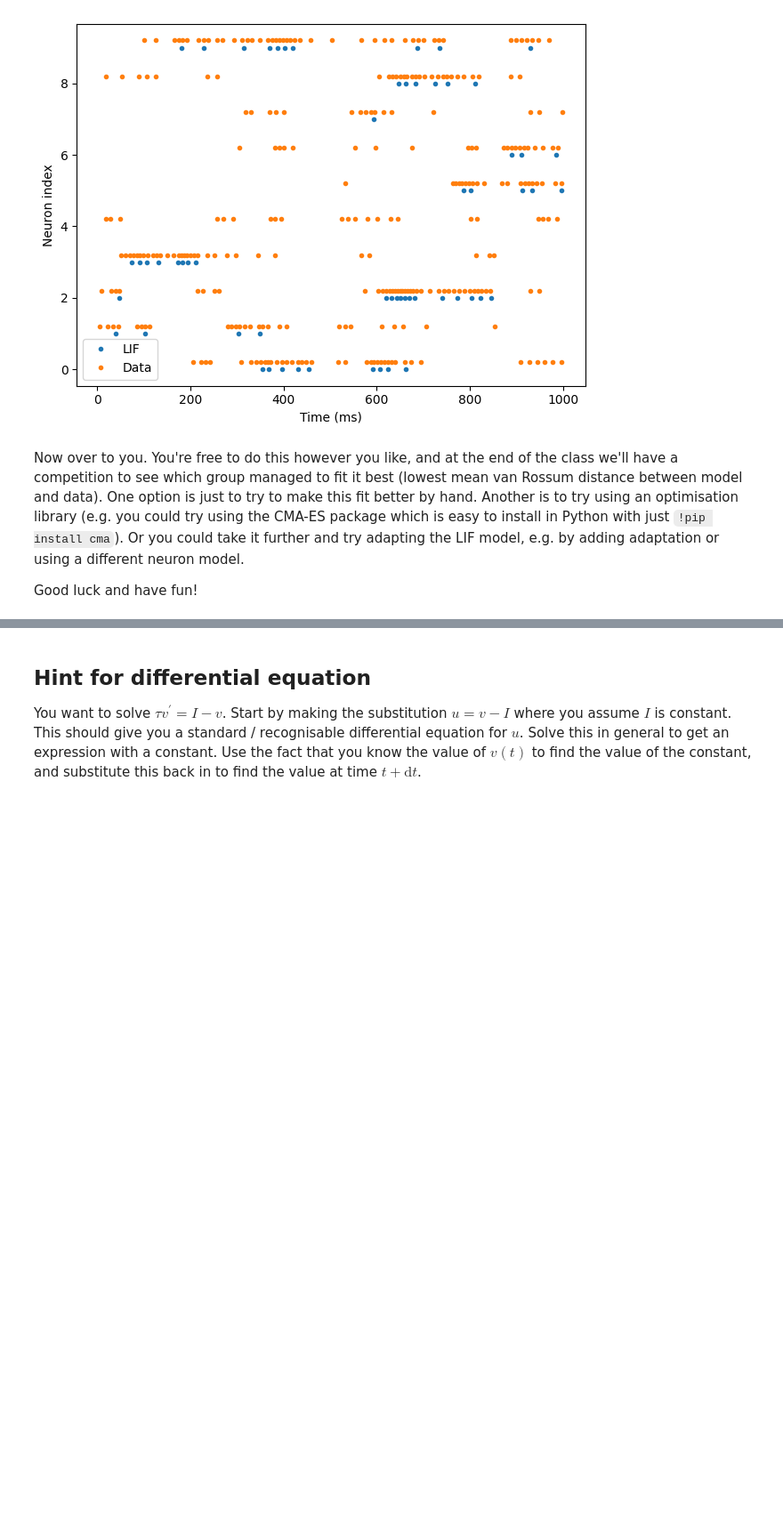
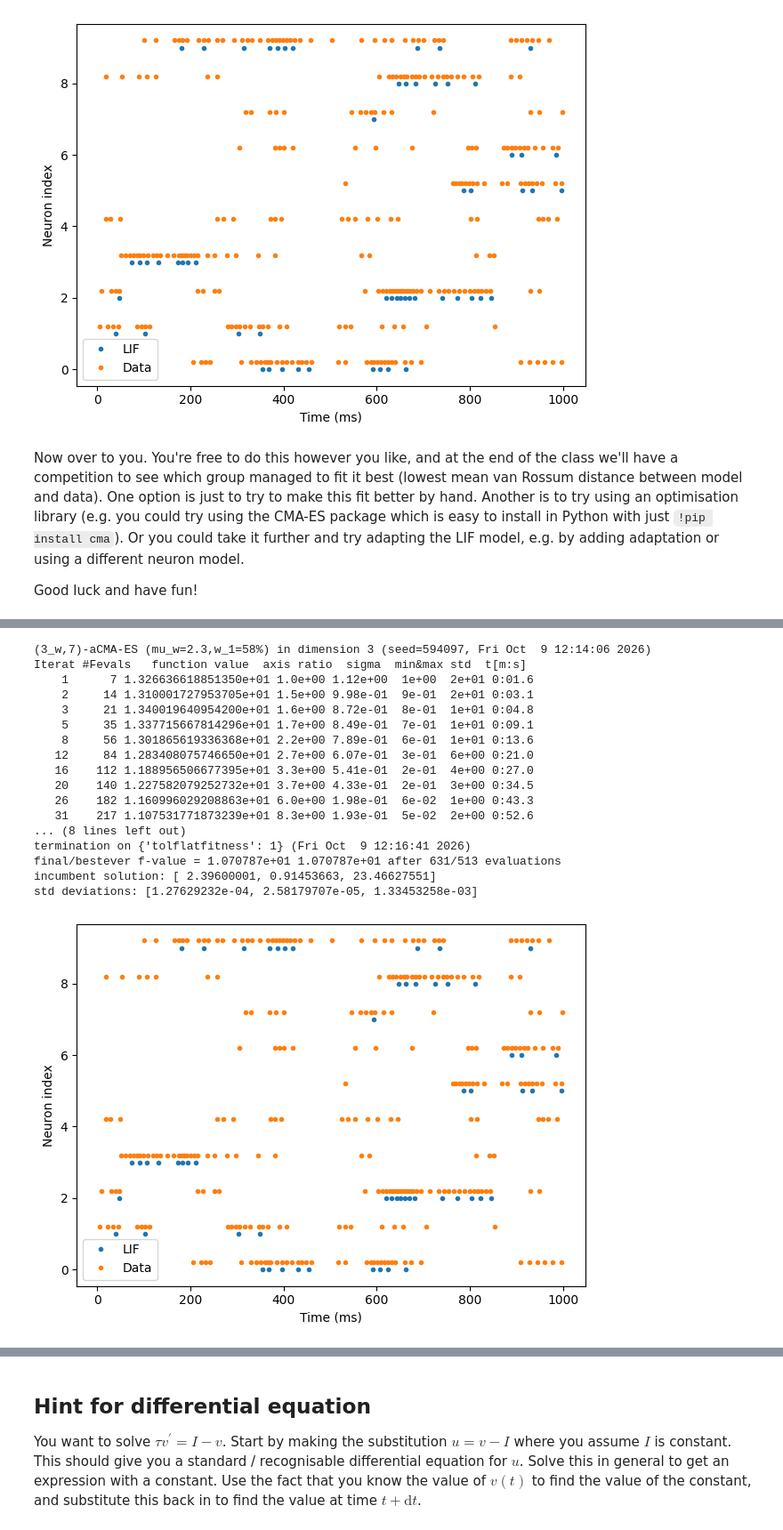
Before and after one commit to AlexBristol76/Neuro4ML-CW, a Jupyter notebook: w1-neurons/w1-neurons.ipynb, the cells around one changed output, grey strips where cells are left out. Shown at 89% size. Drawn from its saved outputs; the diff is of its cells as text; code cells hidden in the pictures; blank space fills up the shorter version.

```diff
--- a/w1-neurons/w1-neurons.ipynb
+++ b/w1-neurons/w1-neurons.ipynb
@@ -183,0 +242,50 @@ Good luck and have fun!
+# %%
+# First lets try tuning with CMA the standard LIF implementation with our 3 available params: tau, a and b
+
+eval_LIF(state_I, spike_t, spike_i, a=3, b=0, tau_ms=50, do_plot=True) # returns mean VR distance which we want to optimize for
+
+# can optimize with a, b and tau_ms
+
+import cma
+
+a0 = 3
+b0 = 0
+tau_ms0 = 50
+
+x0 = np.array([a0, b0, tau_ms0])
+sigma0 = 5   # see the scaling note below
+
+# larger std for the suggested tau_ms
+opts = {
+    'CMA_stds': [1.0, 1.0, 20.0],
+}
+
+def objective(x):
+    a, b, tau_ms = x
+    return eval_LIF(state_I, spike_t, spike_i, a, b, tau_ms)   # adapt to your function's signature
+
+rv_best, es = cma.fmin2(objective, x0, 1.0, options=opts)
+
+# might want a different sigma0 for each variable since the std will be far more impactful for the smaller a and b than larger tau_ms
+
+# it seems to be struggling to model quick successive firing of nodes particularly well - how could we adapt equation to account for this?
+# maybe something to try lowering firing threshold after we see the neuron firing to allow for more of these like spike trains to a point?
+# %% [output]
+(3_w,7)-aCMA-ES (mu_w=2.3,w_1=58%) in dimension 3 (seed=594097, Fri Oct  9 12:14:06 2026)
+Iterat #Fevals   function value  axis ratio  sigma  min&max std  t[m:s]
+    1      7 1.326636618851350e+01 1.0e+00 1.12e+00  1e+00  2e+01 0:01.6
+    2     14 1.310001727953705e+01 1.5e+00 9.98e-01  9e-01  2e+01 0:03.1
+    3     21 1.340019640954200e+01 1.6e+00 8.72e-01  8e-01  1e+01 0:04.8
+    5     35 1.337715667814296e+01 1.7e+00 8.49e-01  7e-01  1e+01 0:09.1
+    8     56 1.301865619336368e+01 2.2e+00 7.89e-01  6e-01  1e+01 0:13.6
+   12     84 1.283408075746650e+01 2.7e+00 6.07e-01  3e-01  6e+00 0:21.0
+   16    112 1.188956506677395e+01 3.3e+00 5.41e-01  2e-01  4e+00 0:27.0
+   20    140 1.227582079252732e+01 3.7e+00 4.33e-01  2e-01  3e+00 0:34.5
+   26    182 1.160996029208863e+01 6.0e+00 1.98e-01  6e-02  1e+00 0:43.3
+   31    217 1.107531771873239e+01 8.3e+00 1.93e-01  5e-02  2e+00 0:52.6
+... (8 lines left out)
+termination on {'tolflatfitness': 1} (Fri Oct  9 12:16:41 2026)
+final/bestever f-value = 1.070787e+01 1.070787e+01 after 631/513 evaluations
+incumbent solution: [ 2.39600001, 0.91453663, 23.46627551]
+std deviations: [1.27629232e-04, 2.58179707e-05, 1.33453258e-03]
+[figure, added]
```
Also changed, not shown: parts of 7 cells of this notebook.
